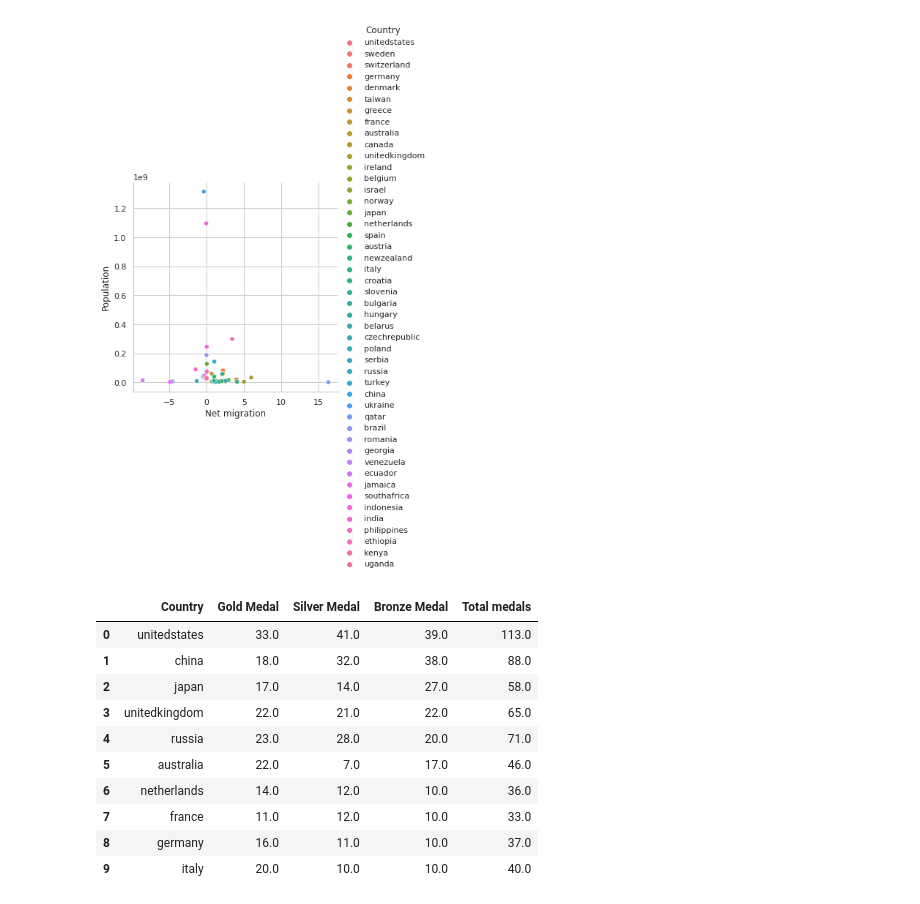
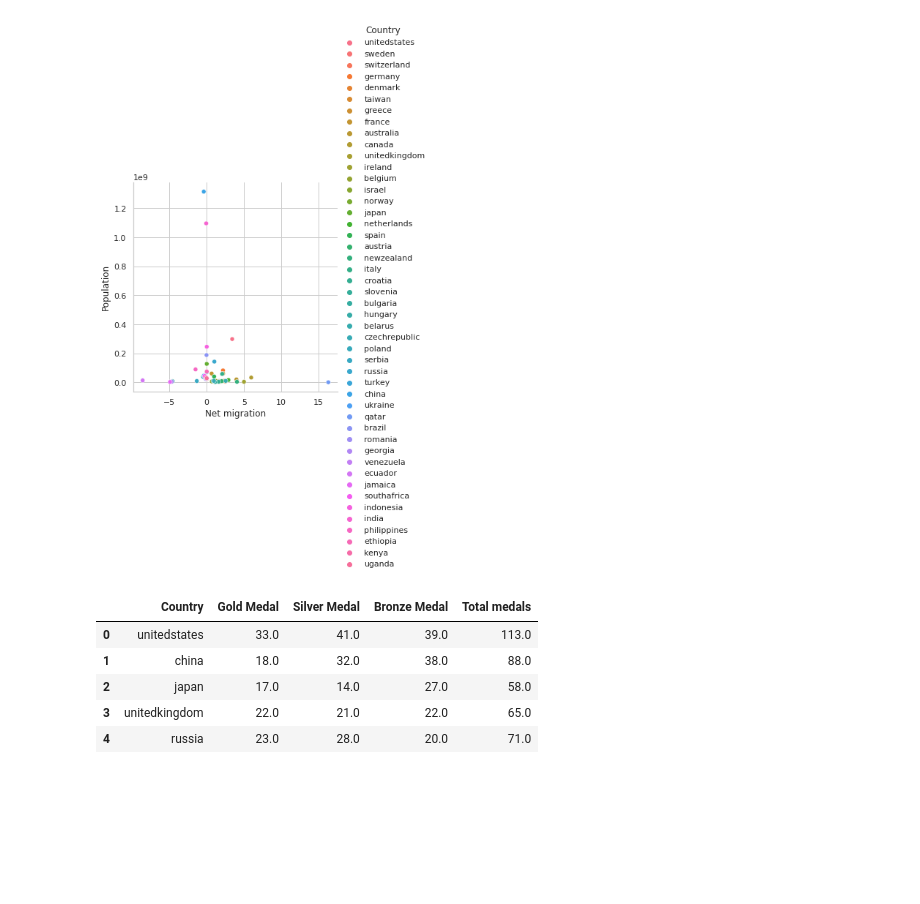
Before and after one commit to HugoVasc/DesafioCIS, a Jupyter notebook: Desafio.ipynb, the cells around one changed output. Saved outputs shown, nothing was run; the diff lists cells and outputs as text; code cells hidden in the pictures; blank space fills up the shorter version.

```diff
--- a/Desafio.ipynb
+++ b/Desafio.ipynb
@@ -289,21 +304,17 @@ sns.relplot(data=ctrs,x = 'Net migration', y = 'Population', hue = 'Country')
 <seaborn.axisgrid.FacetGrid at 0x...>
 [figure]
 # %%
+#10
 #Ranking de medalhas utilizando a quantidade de medalhas de bronze como principal classificante:
 medOlTemp = medOl.copy()
 medOlTemp['Bronze Medal'] = medOl['Gold Medal']
 medOlTemp['Gold Medal'] = medOl['Bronze Medal']
-medOlTemp.sort_values(["Gold Medal", "Silver Medal", "Bronze Medal"], ascending = False)
-medOlTemp.head(10)
+medOlTemp.sort_values(['Gold Medal','Silver Medal','Bronze Medal'], ascending = True)
+medOlTemp.head()
 # %% [output]
 |  | Country | Gold Medal | Silver Medal | Bronze Medal | Total medals |
 | 0 | unitedstates | 33.0 | 41.0 | 39.0 | 113.0 |
 | 1 | china | 18.0 | 32.0 | 38.0 | 88.0 |
 | 2 | japan | 17.0 | 14.0 | 27.0 | 58.0 |
 | 3 | unitedkingdom | 22.0 | 21.0 | 22.0 | 65.0 |
 | 4 | russia | 23.0 | 28.0 | 20.0 | 71.0 |
-| 5 | australia | 22.0 | 7.0 | 17.0 | 46.0 |
-| 6 | netherlands | 14.0 | 12.0 | 10.0 | 36.0 |
-| 7 | france | 11.0 | 12.0 | 10.0 | 33.0 |
-| 8 | germany | 16.0 | 11.0 | 10.0 | 37.0 |
-| 9 | italy | 20.0 | 10.0 | 10.0 | 40.0 |
```
Also changed, not shown: parts of 15 cells of this notebook.
